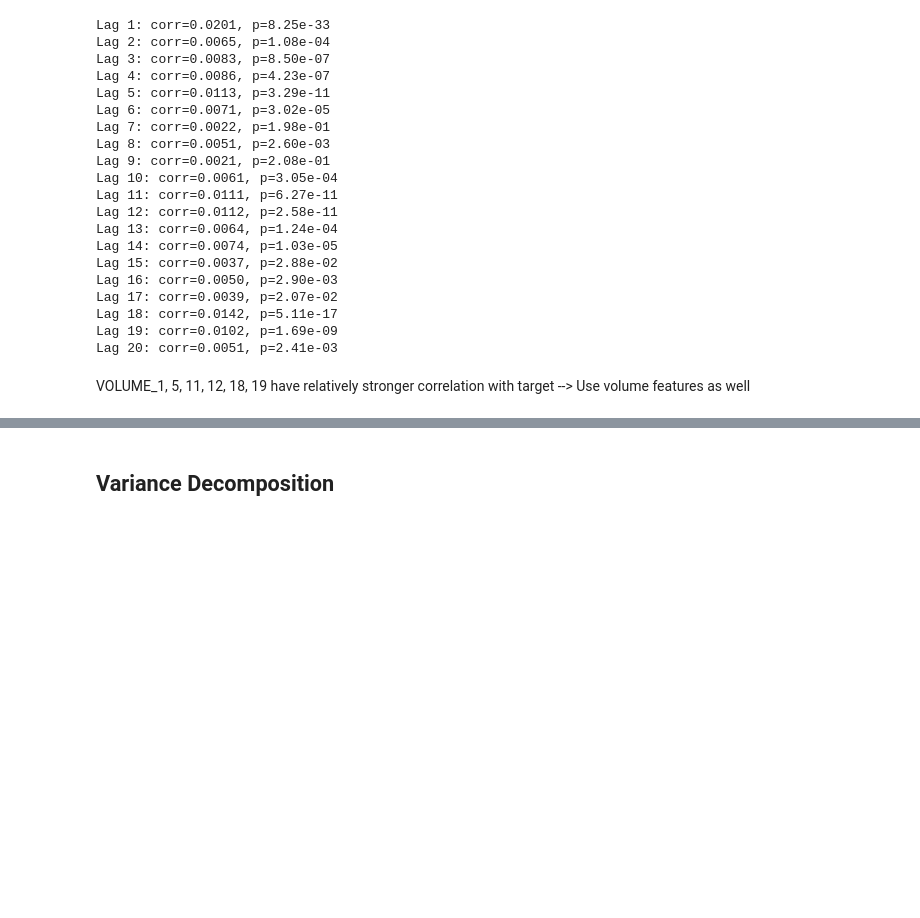
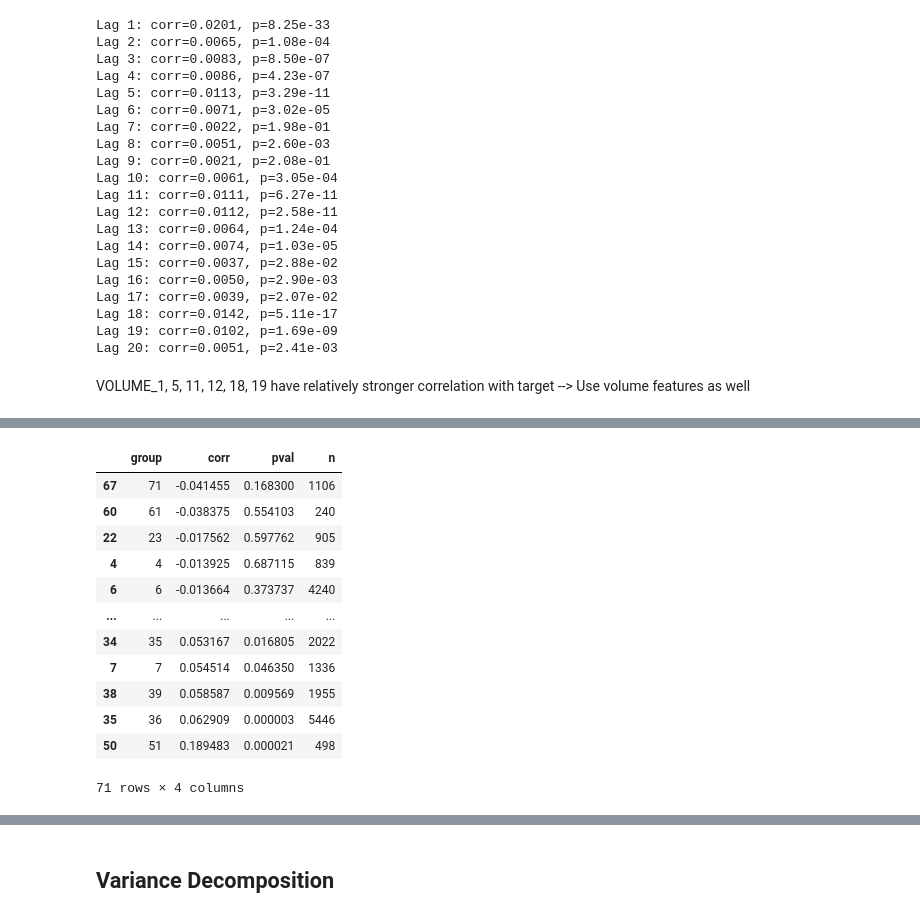
Before and after one commit to anbinh-bui/Stock-Return-Prediction-Challenge-, a Jupyter notebook: EDA.ipynb, the cells around one changed output, grey strips where cells are left out. Cells and saved outputs as stored; diff of their text form; code cells hidden in the pictures; blank space fills up the shorter version.

```diff
--- a/EDA.ipynb
+++ b/EDA.ipynb
@@ -500,0 +522,16 @@ VOLUME_1, 5, 11, 12, 18, 19 have relatively stronger correlation with target -->
+# %%
+industry_vol_corr
+# %% [output]
+|  | group | corr | pval | n |
+| 67 | 71 | -0.041455 | 0.168300 | 1106 |
+| 60 | 61 | -0.038375 | 0.554103 | 240 |
+| 22 | 23 | -0.017562 | 0.597762 | 905 |
+| 4 | 4 | -0.013925 | 0.687115 | 839 |
+| 6 | 6 | -0.013664 | 0.373737 | 4240 |
+| ... | ... | ... | ... | ... |
+| 34 | 35 | 0.053167 | 0.016805 | 2022 |
+| 7 | 7 | 0.054514 | 0.046350 | 1336 |
+| 38 | 39 | 0.058587 | 0.009569 | 1955 |
+| 35 | 36 | 0.062909 | 0.000003 | 5446 |
+| 50 | 51 | 0.189483 | 0.000021 | 498 |
+71 rows × 4 columns
```
Also changed, not shown: parts of 6 cells of this notebook.
